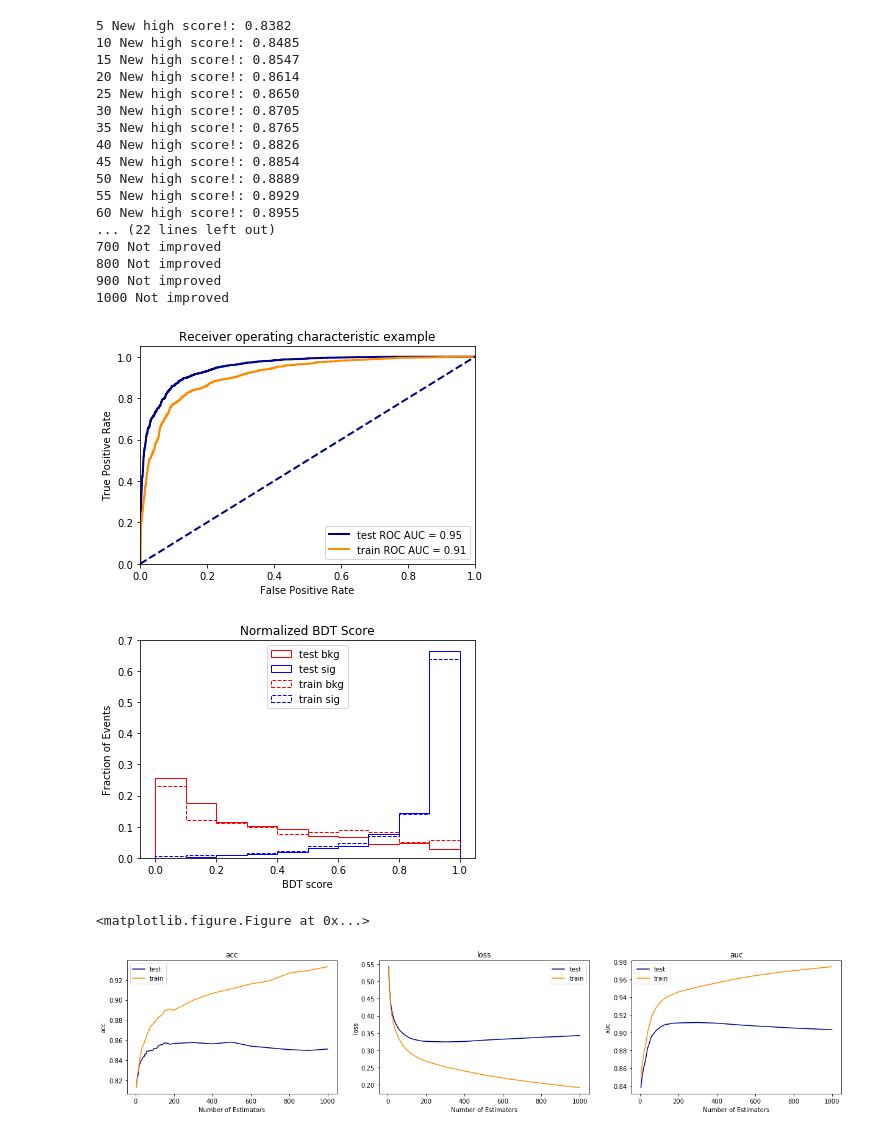
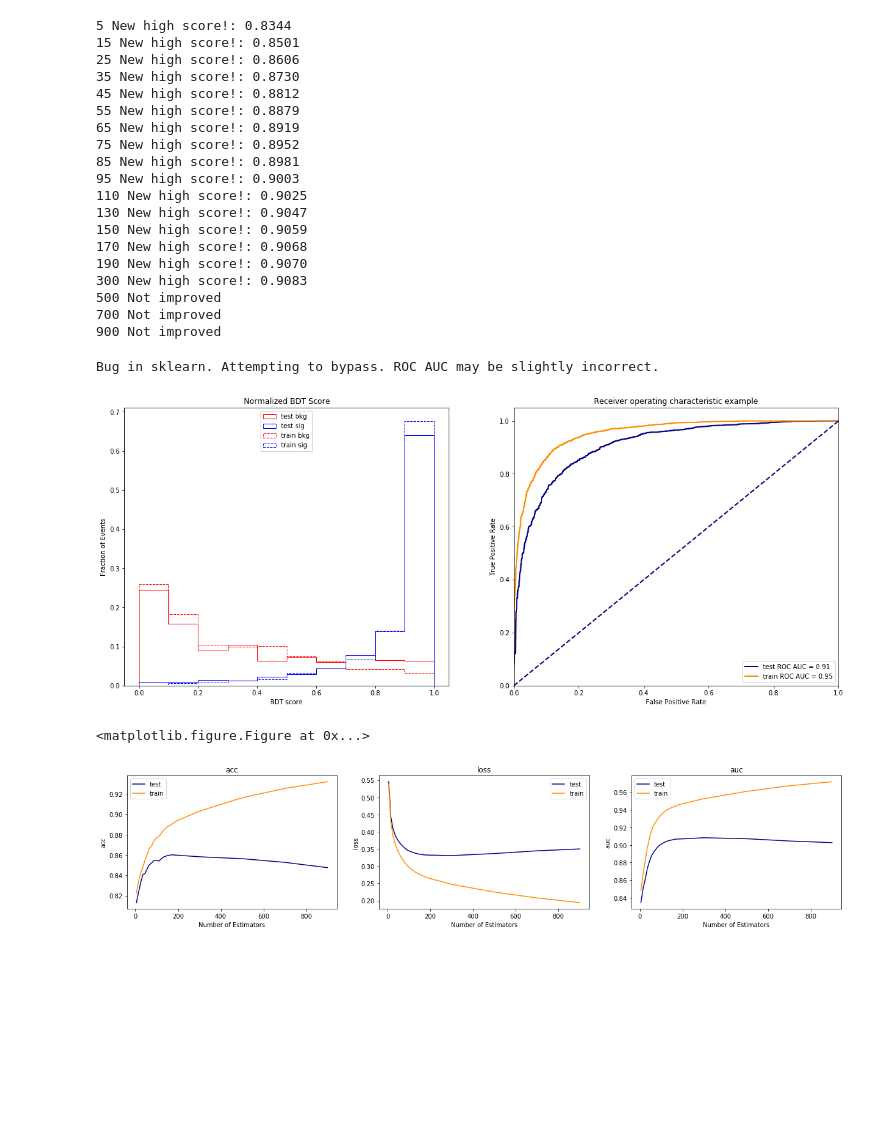
Before and after one commit to adsherman/SgTopWorkshop, a Jupyter notebook: Sklearn_Demo.ipynb, the cells around one changed output. Saved outputs shown, nothing was run; the diff lists cells and outputs as text; code cells hidden in the pictures; blank space fills up the shorter version.

```diff
--- a/Sklearn_Demo.ipynb
+++ b/Sklearn_Demo.ipynb
@@ -213,11 +235,11 @@ best_score = -999
 # Select some values of n_estimators to check, and lock the other hyperparameters
 max_depth = 3
 min_child_weight = 5
-x = range(5,105,5) + range(110,210,10) + range(300,1100,100)
+x = range(5,105,10) + range(110,210,20) + range(300,1100,200)
 for i, n_est in enumerate(x):
 
     # Lazy progress bar
-    print n_est,
+    print(n_est,end=" ")
 
     # Calculate scores for this set of hyperparameters
     y_score_train, y_score_test = TrainEval(train_DF,
@@ -244,51 +266,53 @@ for i, n_est in enumerate(x):
     # but for now we won't worry about it
     if results_test["auc"][i][0] > best_score:
         best_score = results_test["auc"][i][0] # test[auc][n_estimators][mean]
-        print "New high score!: {:4.4f}".format(best_score)
+        print("New high score!: {:4.4f}".format(best_score))
         best_train_DF = train_DF
         best_test_DF = test_DF
         best_y_score_train = y_score_train
         best_y_score_test = y_score_test
         best_params = {"n_estimators":n_est, "max_depth": max_depth, "min_child_weight": max_depth}
     else:
-        print "Not improved"
+        print("Not improved")
 
-print "" # consequence of the lazy progress bar
+print("") # consequence of the lazy progress bar
 
 # Numpy arrays are easier to manipulate than lists
 for k in results_test.keys():
     results_test[k] = np.array(results_test[k])
     results_train[k] = np.array(results_train[k])
 # %% [output]
-5 New high score!: 0.8382
-10 New high score!: 0.8485
-15 New high score!: 0.8547
-20 New high score!: 0.8614
-25 New high score!: 0.8650
-30 New high score!: 0.8705
-35 New high score!: 0.8765
-40 New high score!: 0.8826
-45 New high score!: 0.8854
-50 New high score!: 0.8889
-55 New high score!: 0.8929
-60 New high score!: 0.8955
-... (22 lines left out)
+5 New high score!: 0.8344
+15 New high score!: 0.8501
+25 New high score!: 0.8606
+35 New high score!: 0.8730
+45 New high score!: 0.8812
+55 New high score!: 0.8879
+65 New high score!: 0.8919
+75 New high score!: 0.8952
+85 New high score!: 0.8981
+95 New high score!: 0.9003
+110 New high score!: 0.9025
+130 New high score!: 0.9047
+150 New high score!: 0.9059
+170 New high score!: 0.9068
+190 New high score!: 0.9070
+300 New high score!: 0.9083
+500 Not improved
 700 Not improved
-800 Not improved
 900 Not improved
-1000 Not improved
 # %%
 # Now plot everything we have for our best estimator
-PlotROC(best_test_DF, best_train_DF, best_y_score_test, best_y_score_train)
-PlotTemplate(best_test_DF, best_train_DF, best_y_score_test, best_y_score_train)
+PlotROCTemplate(best_train_DF, best_test_DF, best_y_score_train, best_y_score_test)
+# PlotTemplate(best_train_DF, best_test_DF, best_y_score_train, best_y_score_test)
 
 # Also plot our parameter sweep
 PlotBehavior(x, results_train, results_test, plot_err=False)
 # %% [output]
+Bug in sklearn. Attempting to bypass. ROC AUC may be slightly incorrect.
-[figure, old version]
+[figure, new version]
+<matplotlib.figure.Figure at 0x...>
-[figure, old version]
+[figure, new version]
-<matplotlib.figure.Figure at 0x...>
-[figure, removed]
 # %%
 # Now let us improve our training/testing split! Instead of just splitting our set,
 # let us use KFold cross-validation.
```
Also changed, not shown: parts of 8 cells of this notebook, 1 other file.
